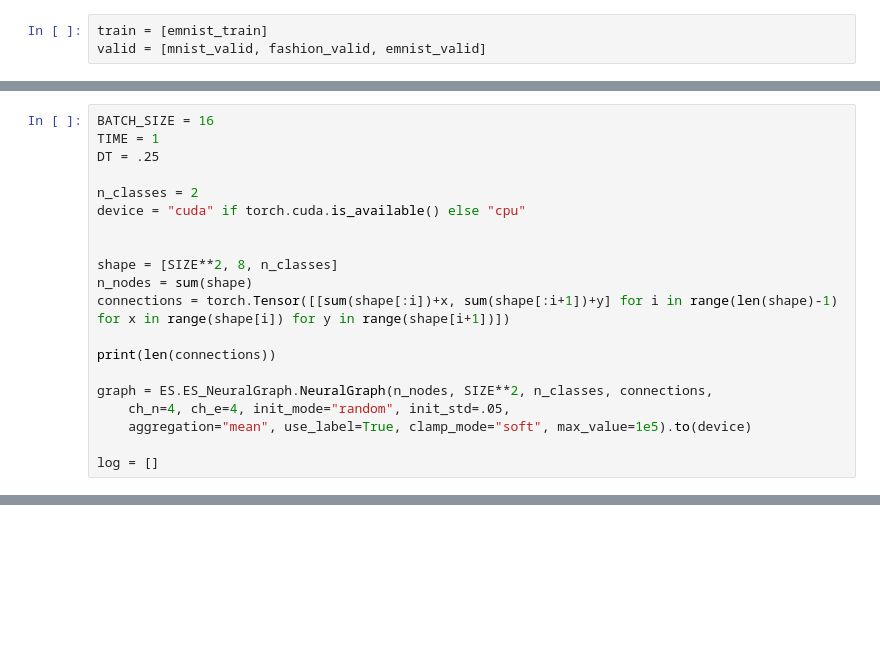
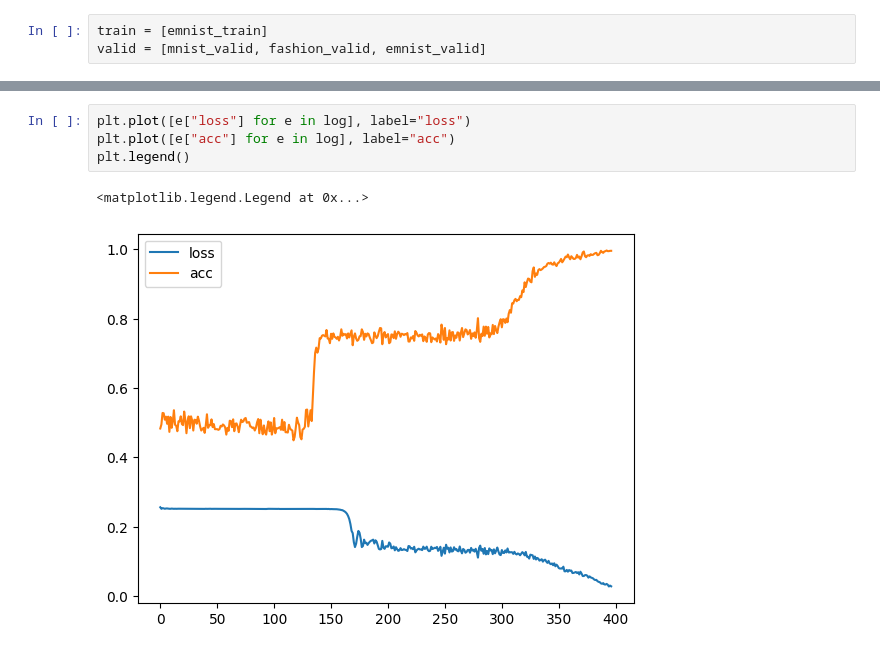
Before and after one commit to bunnalec/NeuralGraphPaper, a Jupyter notebook: ES_NeuralGraph.ipynb, the cells around one changed output, grey strips where cells are left out. Cells and saved outputs as stored; diff of their text form; blank space fills up the shorter version.

```diff
--- a/ES_NeuralGraph.ipynb
+++ b/ES_NeuralGraph.ipynb
@@ -128,20 +127,0 @@ importlib.reload(ES.ES_NeuralGraph)
-# %%
-BATCH_SIZE = 16
-TIME = 1
-DT = .25
-
-n_classes = 2
-device = "cuda" if torch.cuda.is_available() else "cpu"
-
-
-shape = [SIZE**2, 8, n_classes]
-n_nodes = sum(shape)
-connections = torch.Tensor([[sum(shape[:i])+x, sum(shape[:i+1])+y] for i in range(len(shape)-1) for x in range(shape[i]) for y in range(shape[i+1])])
-
-print(len(connections))
-
-graph = ES.ES_NeuralGraph.NeuralGraph(n_nodes, SIZE**2, n_classes, connections,
-    ch_n=4, ch_e=4, init_mode="random", init_std=.05,
-    aggregation="mean", use_label=True, clamp_mode="soft", max_value=1e5).to(device)
-
-log = []
@@ -160,0 +195,7 @@ log = []
+# %%
+plt.plot([e["loss"] for e in log], label="loss")
+plt.plot([e["acc"] for e in log], label="acc")
+plt.legend()
+# %% [output]
+<matplotlib.legend.Legend at 0x...>
+[figure, added]
```
Also changed, not shown: parts of 20 cells of this notebook, 2 other files.
